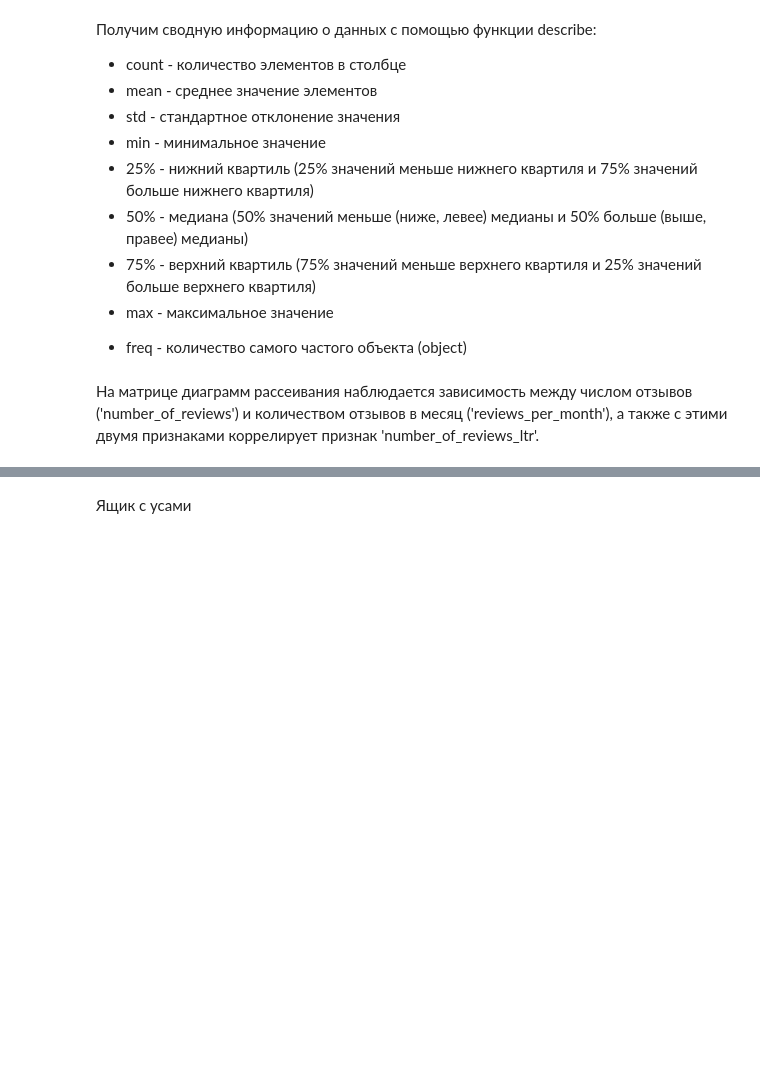
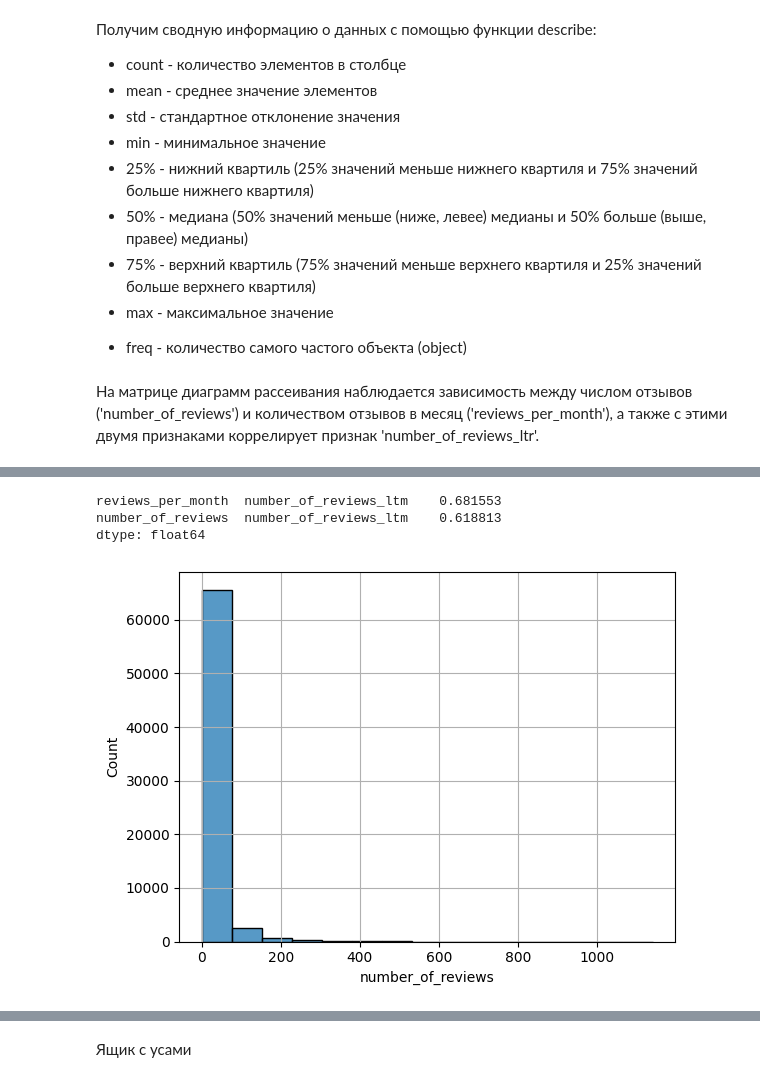
Before and after one commit to vitalii-manukhov/ml_unn_7sem, a Jupyter notebook: file1.ipynb, the cells around one changed output, grey strips where cells are left out. Cells and saved outputs as stored; diff of their text form; code cells hidden in the pictures; blank space fills up the shorter version.

```diff
--- a/file1.ipynb
+++ b/file1.ipynb
@@ -233,7 +279,13 @@ print(values, counts)
 # %%
-#data.corr().where(np.triu(data.corr() > 0.5, k=1)).stack().sort_values(ascending=False)
+data.corr().where(np.triu(data.corr() > 0.5, k=1)).stack().sort_values(ascending=False)
+# %% [output]
+reviews_per_month  number_of_reviews_ltm    0.681553
+number_of_reviews  number_of_reviews_ltm    0.618813
+dtype: float64
 # %%
-#sns.histplot(data['number_of_reviews'], bins=15)
-#plt.grid()
-#pass
+sns.histplot(data['number_of_reviews'], bins=15)
+plt.grid()
+pass
+# %% [output]
+[figure, added]
 # %%
```
Also changed, not shown: parts of 58 cells of this notebook, 1 other file.
